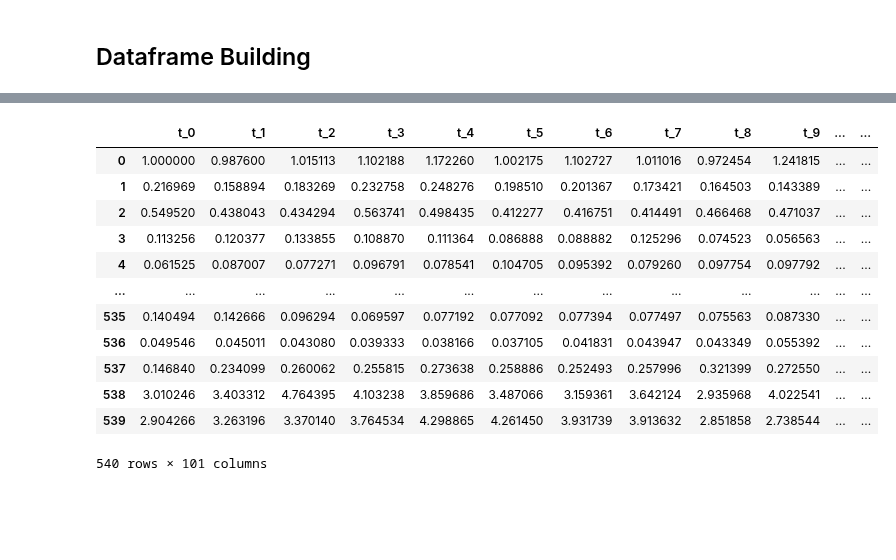
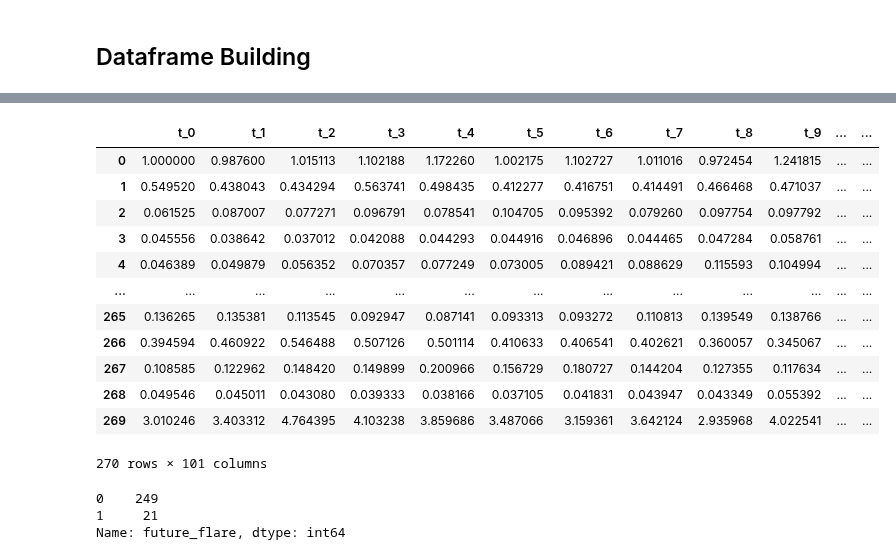
Before and after one commit to falric05/AII-Flare-prediction, a Jupyter notebook: notebooks/Data_inspection.ipynb, the cells around one changed output, grey strips where cells are left out. Drawn from its saved outputs; the diff is of its cells as text; code cells hidden in the pictures; blank space fills up the shorter version.

```diff
--- a/notebooks/Data_inspection.ipynb
+++ b/notebooks/Data_inspection.ipynb
@@ -102,43 +121,49 @@ import pandas as pd
 
 best_Xs = grid[:, bindexes[0], bindexes[1], bindexes[2], bindexes[3], :]
 best_labels = labels_best[:, bindexes[0], bindexes[1], bindexes[2], bindexes[3], :]
 
 window_size = 100
-overlap_size = 50
-label_treshold = 1
+overlap_size = 0
+label_treshold = 10
 stride = window_size - overlap_size
 num_windows = (best_Xs.shape[-1]-window_size)//stride + 1
 
 windows = np.zeros((best_Xs.shape[0]*(num_windows-1),window_size))
 windows_label = np.zeros((best_labels.shape[0]*(num_windows-1),window_size), dtype='bool')
 
 
 for i in range(best_Xs.shape[0]):
     tmp_windows = np.array([best_Xs[i,j:j+window_size] for j in range(0,stride*num_windows,stride)])
     tmp_windows_labels = np.array([best_labels[i,j:j+window_size] for j in range(0,stride*num_windows,stride)])
     windows[i*(num_windows-1):(i+1)*(num_windows-1)] = tmp_windows[:-1,:]
     windows_label[i*(num_windows-1):(i+1)*(num_windows-1)] = tmp_windows_labels[1:,:]
 
 windows_label = np.sum(windows_label, axis=-1)
 windows_label[windows_label<label_treshold] = 0
 windows_label[windows_label>=label_treshold] = 1
 
 windows_df = pd.DataFrame(windows, columns=[f't_{i}' for i in range(windows.shape[-1])])
 label_df = pd.DataFrame({'future_flare':windows_label})
 labelled_windows_df = pd.concat([windows_df, label_df], axis=1)
 
 labelled_windows_df
 # %% [output]
 |  | t_0 | t_1 | t_2 | t_3 | t_4 | t_5 | t_6 | t_7 | t_8 | t_9 | ... | ... |
 | 0 | 1.000000 | 0.987600 | 1.015113 | 1.102188 | 1.172260 | 1.002175 | 1.102727 | 1.011016 | 0.972454 | 1.241815 | ... | ... |
-| 1 | 0.216969 | 0.158894 | 0.183269 | 0.232758 | 0.248276 | 0.198510 | 0.201367 | 0.173421 | 0.164503 | 0.143389 | ... | ... |
-| 2 | 0.549520 | 0.438043 | 0.434294 | 0.563741 | 0.498435 | 0.412277 | 0.416751 | 0.414491 | 0.466468 | 0.471037 | ... | ... |
-| 3 | 0.113256 | 0.120377 | 0.133855 | 0.108870 | 0.111364 | 0.086888 | 0.088882 | 0.125296 | 0.074523 | 0.056563 | ... | ... |
-| 4 | 0.061525 | 0.087007 | 0.077271 | 0.096791 | 0.078541 | 0.104705 | 0.095392 | 0.079260 | 0.097754 | 0.097792 | ... | ... |
+| 1 | 0.549520 | 0.438043 | 0.434294 | 0.563741 | 0.498435 | 0.412277 | 0.416751 | 0.414491 | 0.466468 | 0.471037 | ... | ... |
+| 2 | 0.061525 | 0.087007 | 0.077271 | 0.096791 | 0.078541 | 0.104705 | 0.095392 | 0.079260 | 0.097754 | 0.097792 | ... | ... |
+| 3 | 0.045556 | 0.038642 | 0.037012 | 0.042088 | 0.044293 | 0.044916 | 0.046896 | 0.044465 | 0.047284 | 0.058761 | ... | ... |
+| 4 | 0.046389 | 0.049879 | 0.056352 | 0.070357 | 0.077249 | 0.073005 | 0.089421 | 0.088629 | 0.115593 | 0.104994 | ... | ... |
 | ... | ... | ... | ... | ... | ... | ... | ... | ... | ... | ... | ... | ... |
-| 535 | 0.140494 | 0.142666 | 0.096294 | 0.069597 | 0.077192 | 0.077092 | 0.077394 | 0.077497 | 0.075563 | 0.087330 | ... | ... |
-| 536 | 0.049546 | 0.045011 | 0.043080 | 0.039333 | 0.038166 | 0.037105 | 0.041831 | 0.043947 | 0.043349 | 0.055392 | ... | ... |
-| 537 | 0.146840 | 0.234099 | 0.260062 | 0.255815 | 0.273638 | 0.258886 | 0.252493 | 0.257996 | 0.321399 | 0.272550 | ... | ... |
-| 538 | 3.010246 | 3.403312 | 4.764395 | 4.103238 | 3.859686 | 3.487066 | 3.159361 | 3.642124 | 2.935968 | 4.022541 | ... | ... |
-| 539 | 2.904266 | 3.263196 | 3.370140 | 3.764534 | 4.298865 | 4.261450 | 3.931739 | 3.913632 | 2.851858 | 2.738544 | ... | ... |
+| 265 | 0.136265 | 0.135381 | 0.113545 | 0.092947 | 0.087141 | 0.093313 | 0.093272 | 0.110813 | 0.139549 | 0.138766 | ... | ... |
+| 266 | 0.394594 | 0.460922 | 0.546488 | 0.507126 | 0.501114 | 0.410633 | 0.406541 | 0.402621 | 0.360057 | 0.345067 | ... | ... |
+| 267 | 0.108585 | 0.122962 | 0.148420 | 0.149899 | 0.200966 | 0.156729 | 0.180727 | 0.144204 | 0.127355 | 0.117634 | ... | ... |
+| 268 | 0.049546 | 0.045011 | 0.043080 | 0.039333 | 0.038166 | 0.037105 | 0.041831 | 0.043947 | 0.043349 | 0.055392 | ... | ... |
+| 269 | 3.010246 | 3.403312 | 4.764395 | 4.103238 | 3.859686 | 3.487066 | 3.159361 | 3.642124 | 2.935968 | 4.022541 | ... | ... |
-540 rows × 101 columns
+270 rows × 101 columns
+# %%
+labelled_windows_df['future_flare'].value_counts()
+# %% [output]
+0    249
+1     21
+Name: future_flare, dtype: int64
```
Also changed, not shown: parts of 3 cells of this notebook.
